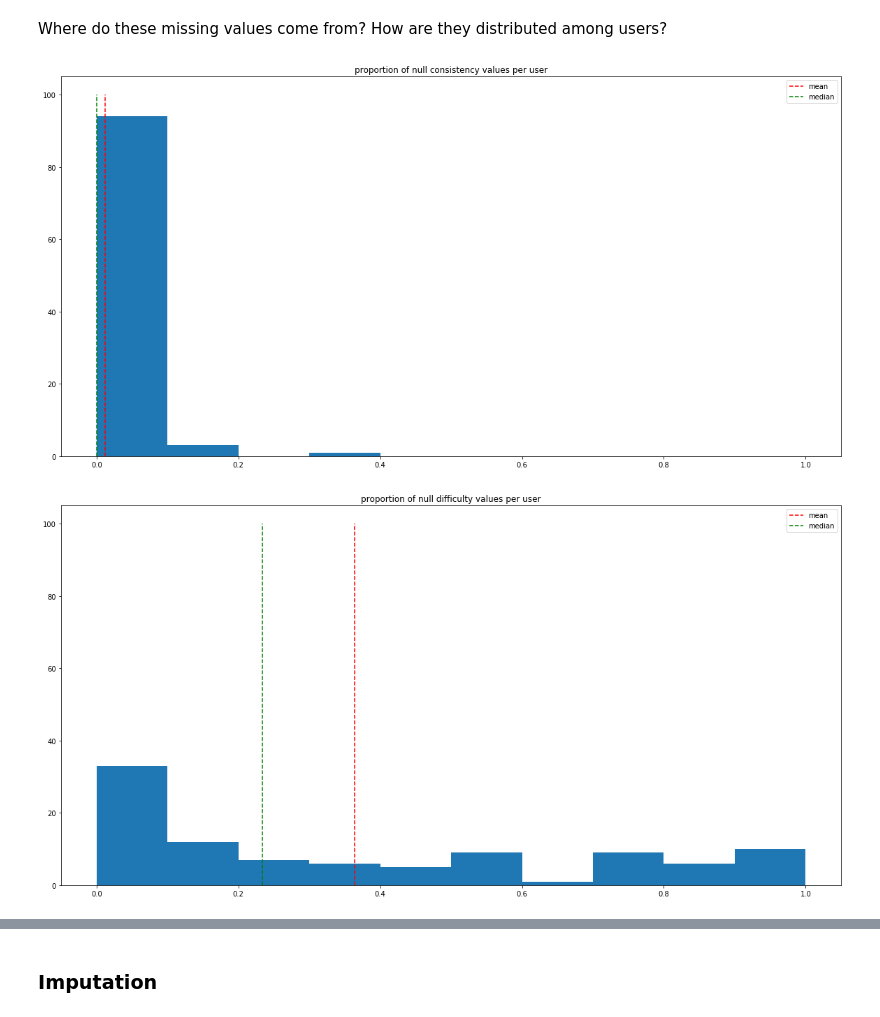
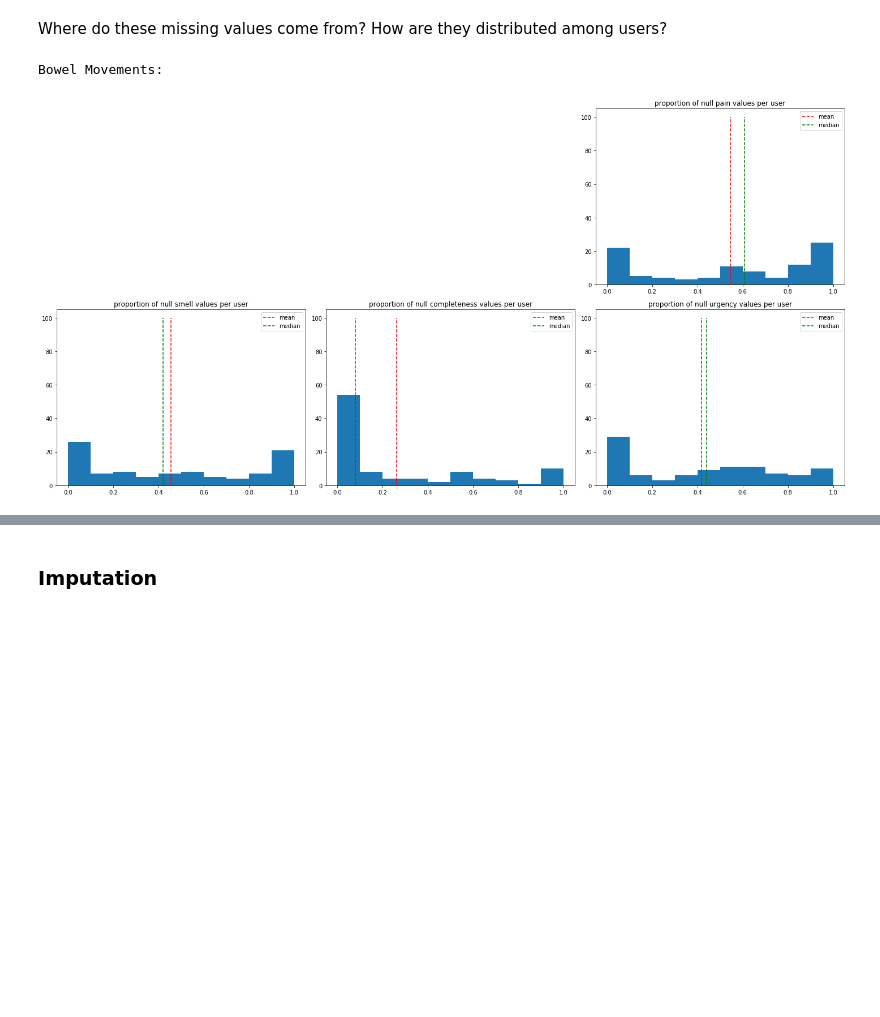
Before and after one commit to samdeverett/Dieta-User-Clustering, a Jupyter notebook: Summary.ipynb, the cells around one changed output, grey strips where cells are left out. Cells and saved outputs as stored; diff of their text form; code cells hidden in the pictures; blank space fills up the shorter version.

```diff
--- a/Summary.ipynb
+++ b/Summary.ipynb
@@ -190,10 +147,9 @@ def proportion_of_null_per_user(df, feature):
 
 def plot_null_proportions_per_user(df, feature):
     dic = proportion_of_null_per_user(df, feature)
-    ids = [str(i) for i in dic.keys()]
     proportions = list(dic.values())
     mean, median = np.mean(proportions), np.median(proportions)
-    plt.figure(figsize=(20,10))
+#     plt.figure(figsize=(10,4))
     plt.hist(proportions, range=[0, 1])
     plt.vlines(mean, 0, 100, 'red', 'dashed', 'mean')
     plt.vlines(median, 0, 100, 'green', 'dashed', 'median')
@@ -202,8 +158,15 @@ def plot_null_proportions_per_user(df, feature):
 # %%
 print('Bowel Movements:')
 bm_features = ['consistency', 'difficulty', 'pain', 'smell', 'completeness', 'urgency']
+plt.figure(figsize=(20,10))
+i, j = 1, 1
 for feature in bm_features:
+    plt.subplot(j, 3, i)
     plot_null_proportions_per_user(bm_df, feature)
+    i += 1
+    if i == 3:
+        j += 1
+plt.tight_layout();
 # %% [output]
+Bowel Movements:
-[figure, old version]
+[figure, new version]
-[figure, removed]
```
Also changed, not shown: parts of 24 cells of this notebook.
